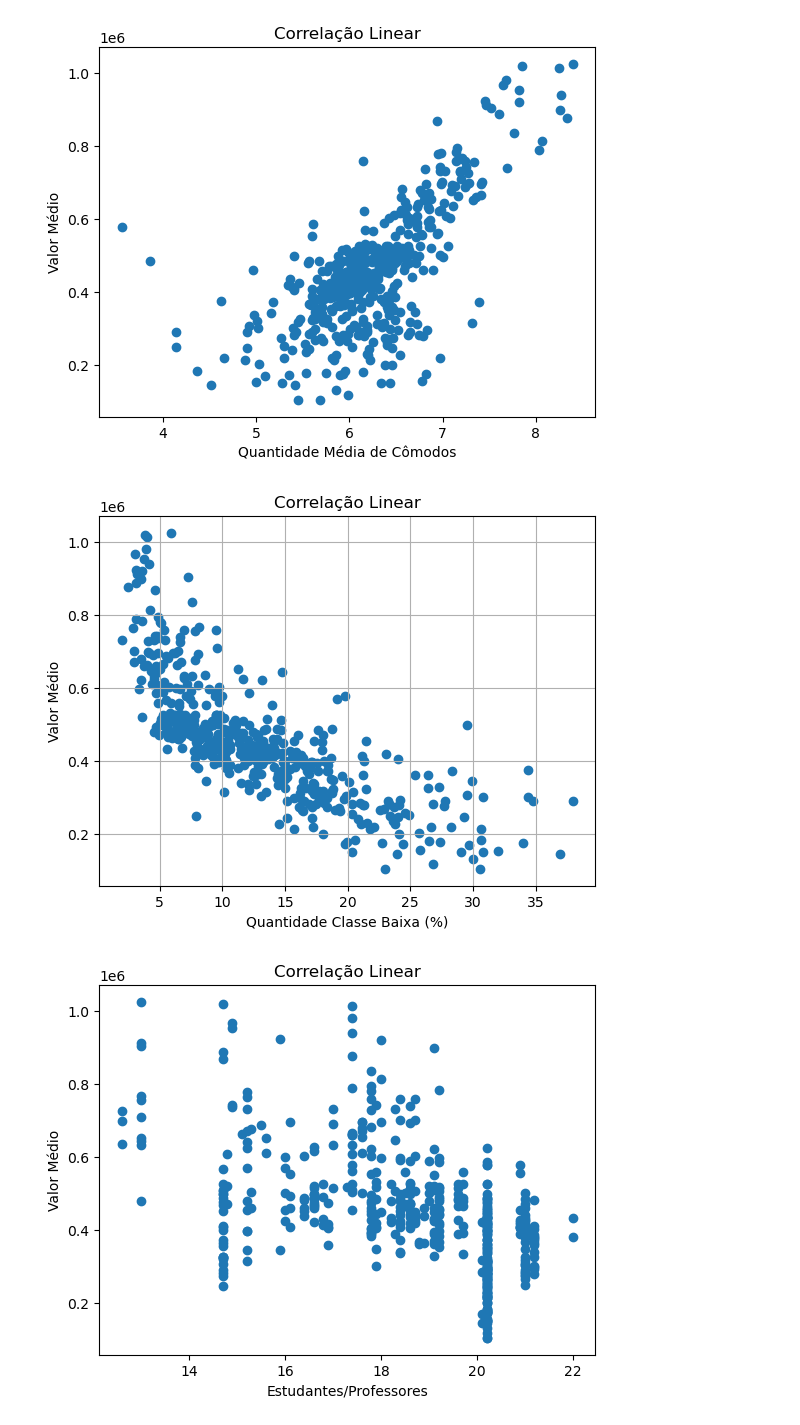
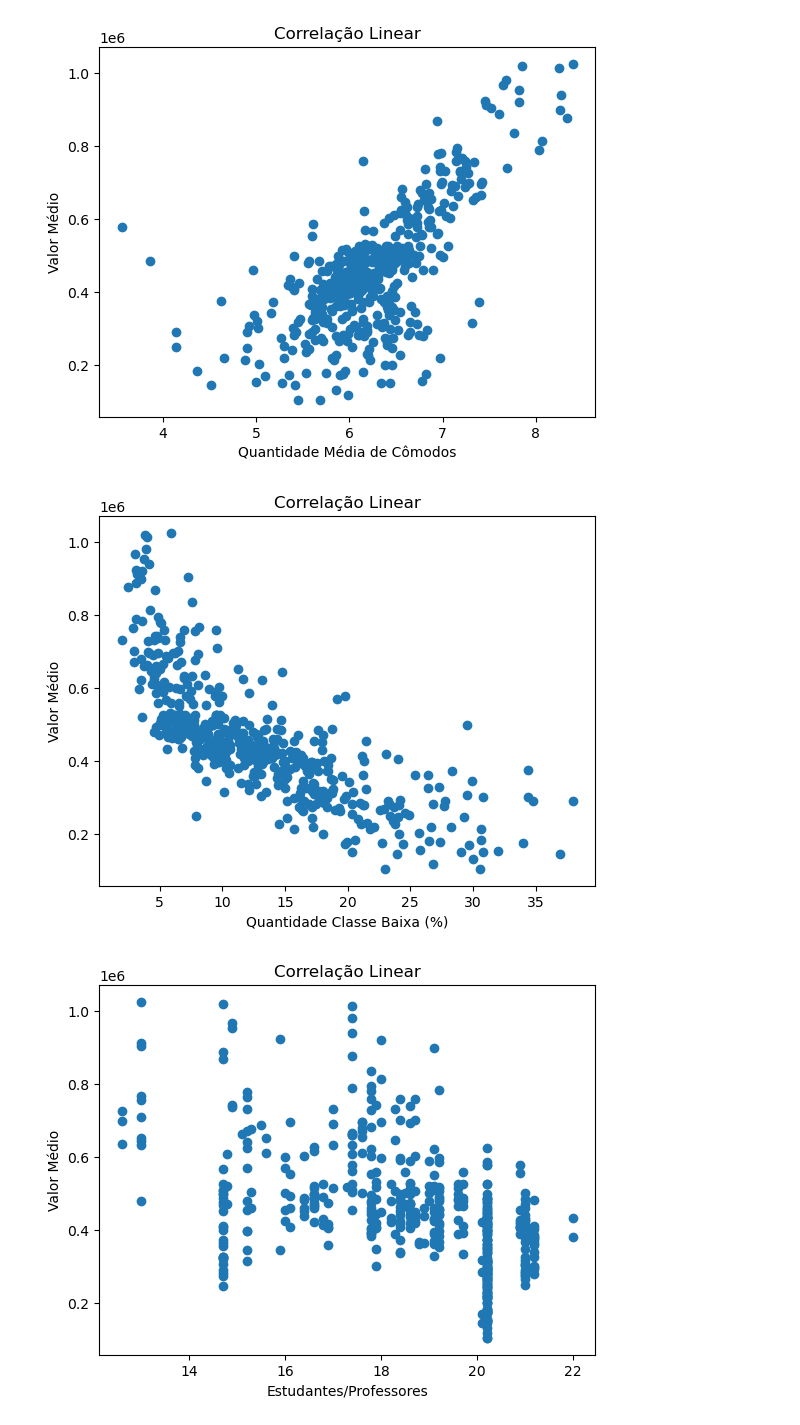
Before and after one commit to LuizSeabraDeMarco/Machine-Learning-com-Python, a Jupyter notebook: Seção 5/regressao.ipynb, the cells around one changed output. Saved outputs shown, nothing was run; the diff lists cells and outputs as text; code cells hidden in the pictures.

```diff
--- a/Seção 5/regressao.ipynb
+++ b/Seção 5/regressao.ipynb
@@ -127,11 +127,11 @@ plt.grid(False)
 # %%
 plt.scatter(df.LSTAT, df.MEDV)
 plt.title('Correlação Linear')
 plt.xlabel('Quantidade Classe Baixa (%)')
 plt.ylabel('Valor Médio')
-plt.grid(True)
+plt.grid(False)
 # %% [output]
-[figure, old version]
+[figure, new version]
 # %%
 plt.scatter(df.PTRATIO, df.MEDV)
 plt.title('Correlação Linear')
```
Also changed, not shown: parts of 186 cells of this notebook.
